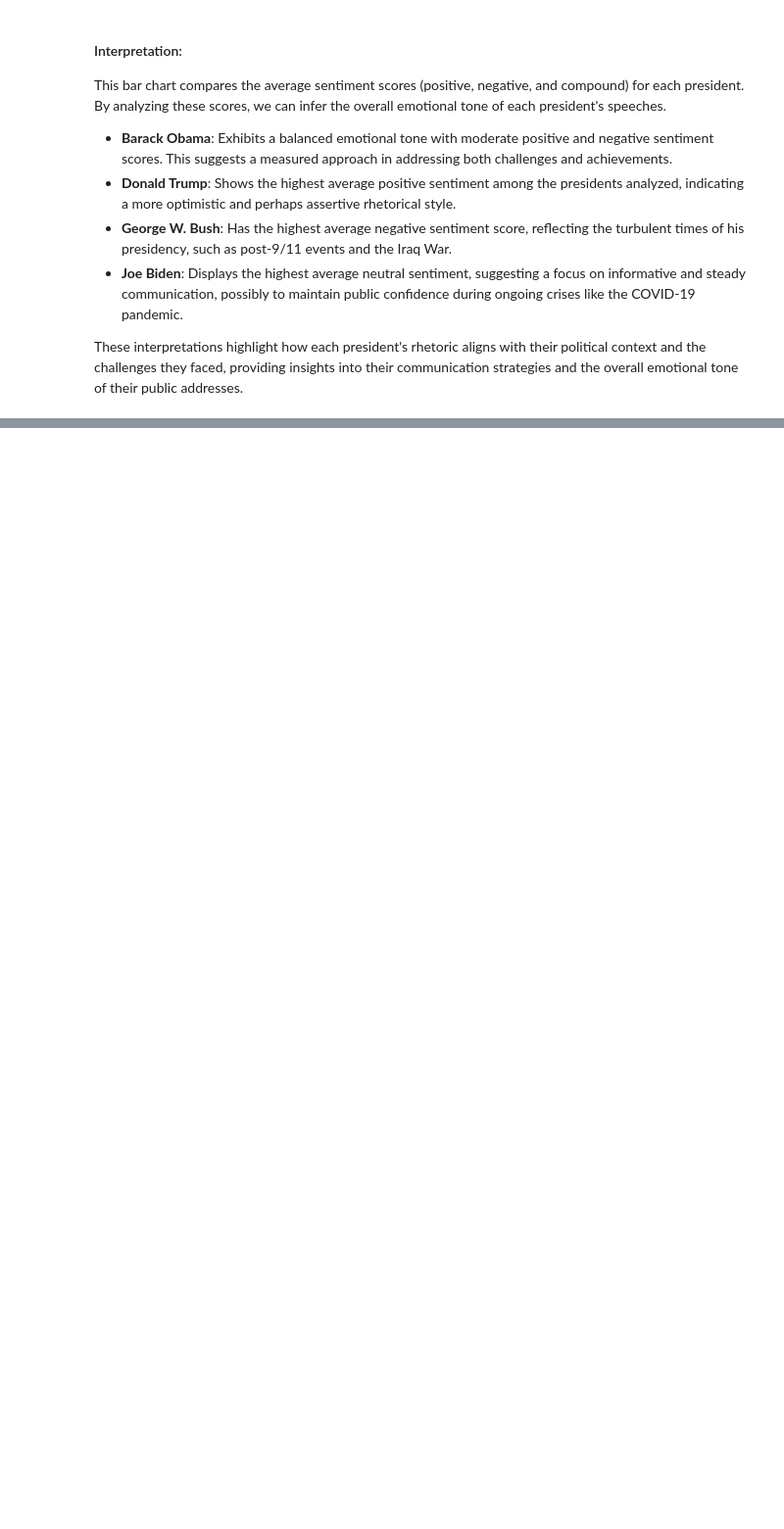
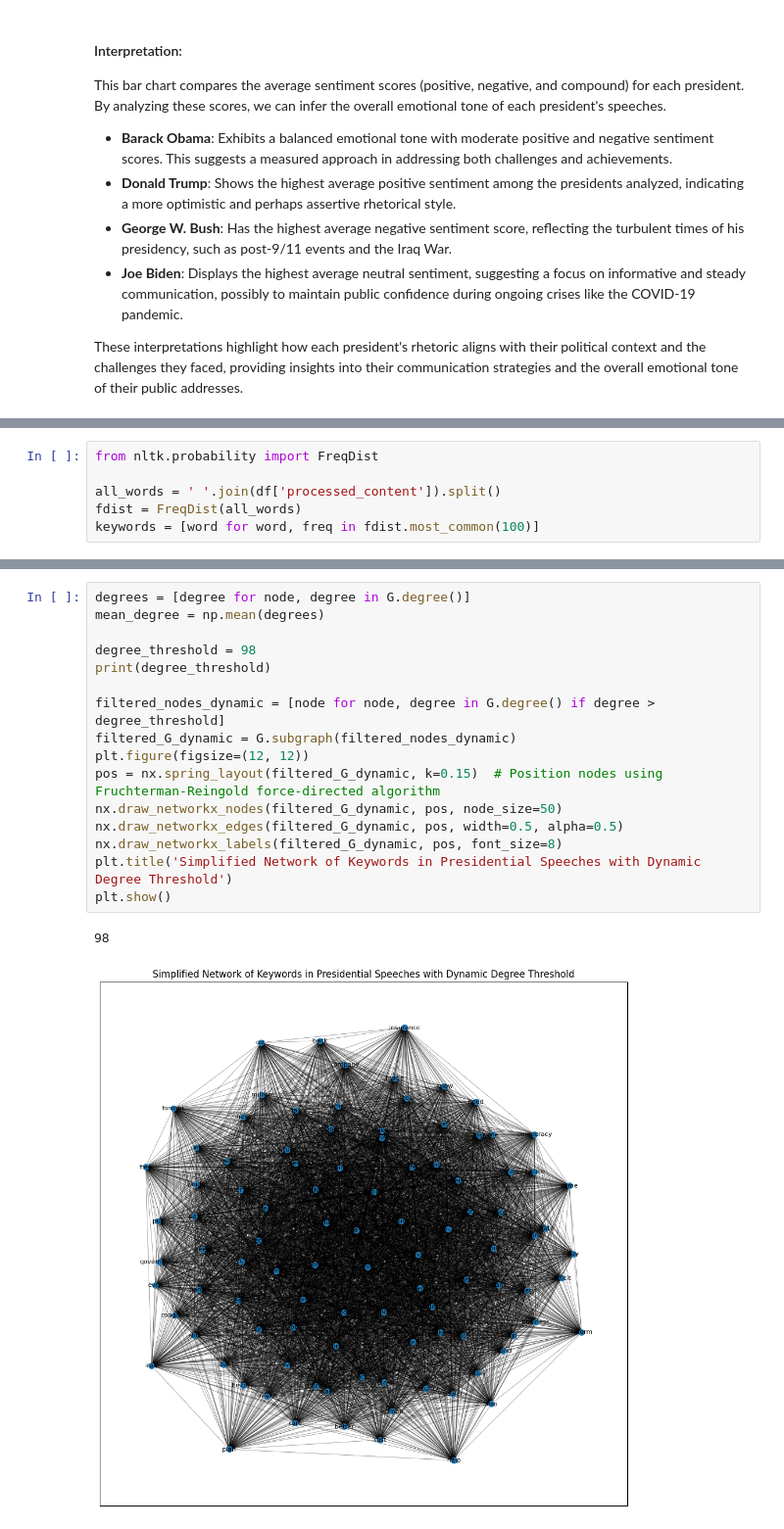
Before and after one commit to Kingtilon1/DATA620, a Jupyter notebook: Final/Final.ipynb, the cells around one changed output, grey strips where cells are left out. Shown at 98% size. Drawn from its saved outputs; the diff is of its cells as text; blank space fills up the shorter version.

```diff
--- a/Final/Final.ipynb
+++ b/Final/Final.ipynb
@@ -219,0 +222,6 @@ These interpretations highlight how each president's rhetoric aligns with their
+# %%
+from nltk.probability import FreqDist
+
+all_words = ' '.join(df['processed_content']).split()
+fdist = FreqDist(all_words)
+keywords = [word for word, freq in fdist.most_common(100)]
@@ -219,0 +307,19 @@ These interpretations highlight how each president's rhetoric aligns with their
+# %%
+degrees = [degree for node, degree in G.degree()]
+mean_degree = np.mean(degrees)
+
+degree_threshold = 98
+print(degree_threshold)
+
+filtered_nodes_dynamic = [node for node, degree in G.degree() if degree > degree_threshold]
+filtered_G_dynamic = G.subgraph(filtered_nodes_dynamic)
+plt.figure(figsize=(12, 12))
+pos = nx.spring_layout(filtered_G_dynamic, k=0.15)  # Position nodes using Fruchterman-Reingold force-directed algorithm
+nx.draw_networkx_nodes(filtered_G_dynamic, pos, node_size=50)
+nx.draw_networkx_edges(filtered_G_dynamic, pos, width=0.5, alpha=0.5)
+nx.draw_networkx_labels(filtered_G_dynamic, pos, font_size=8)
+plt.title('Simplified Network of Keywords in Presidential Speeches with Dynamic Degree Threshold')
+plt.show()
+# %% [output]
+98
+[figure, added]
```
Also changed, not shown: parts of 12 cells of this notebook.
